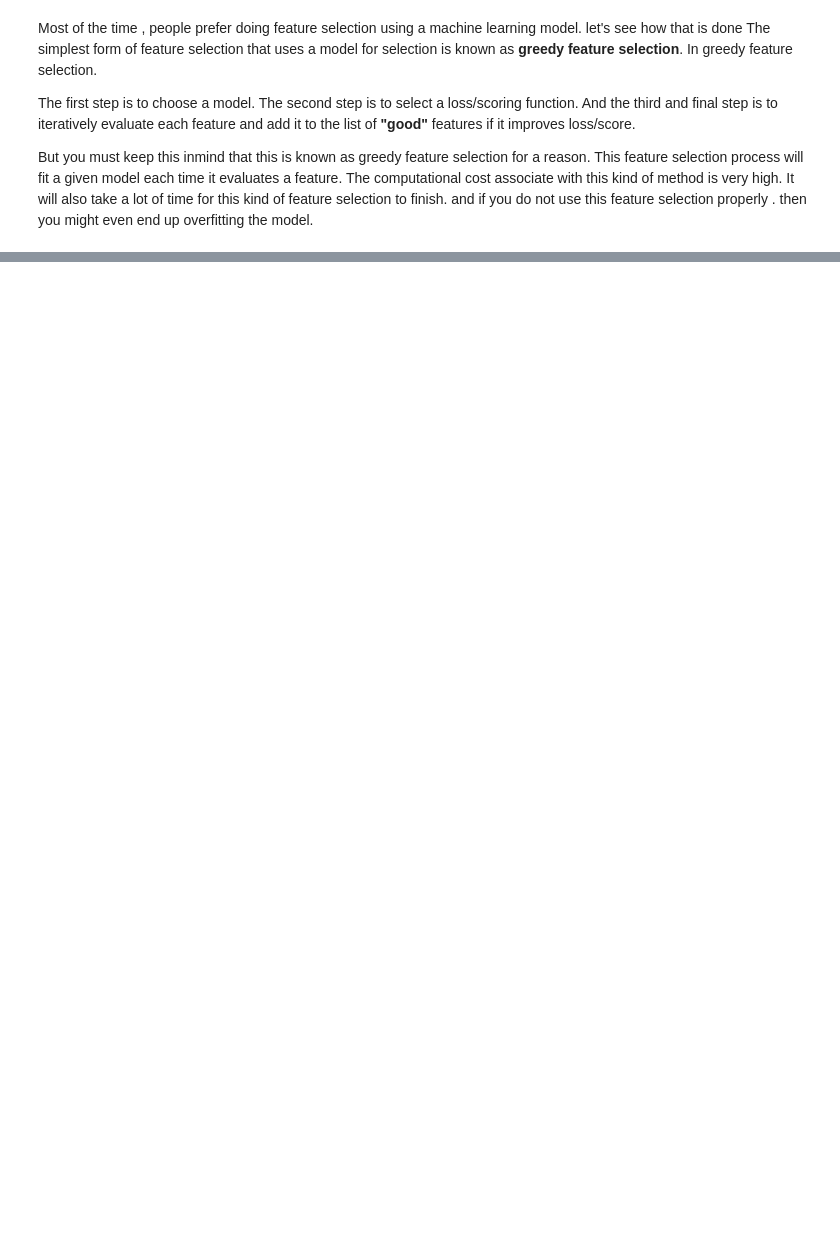
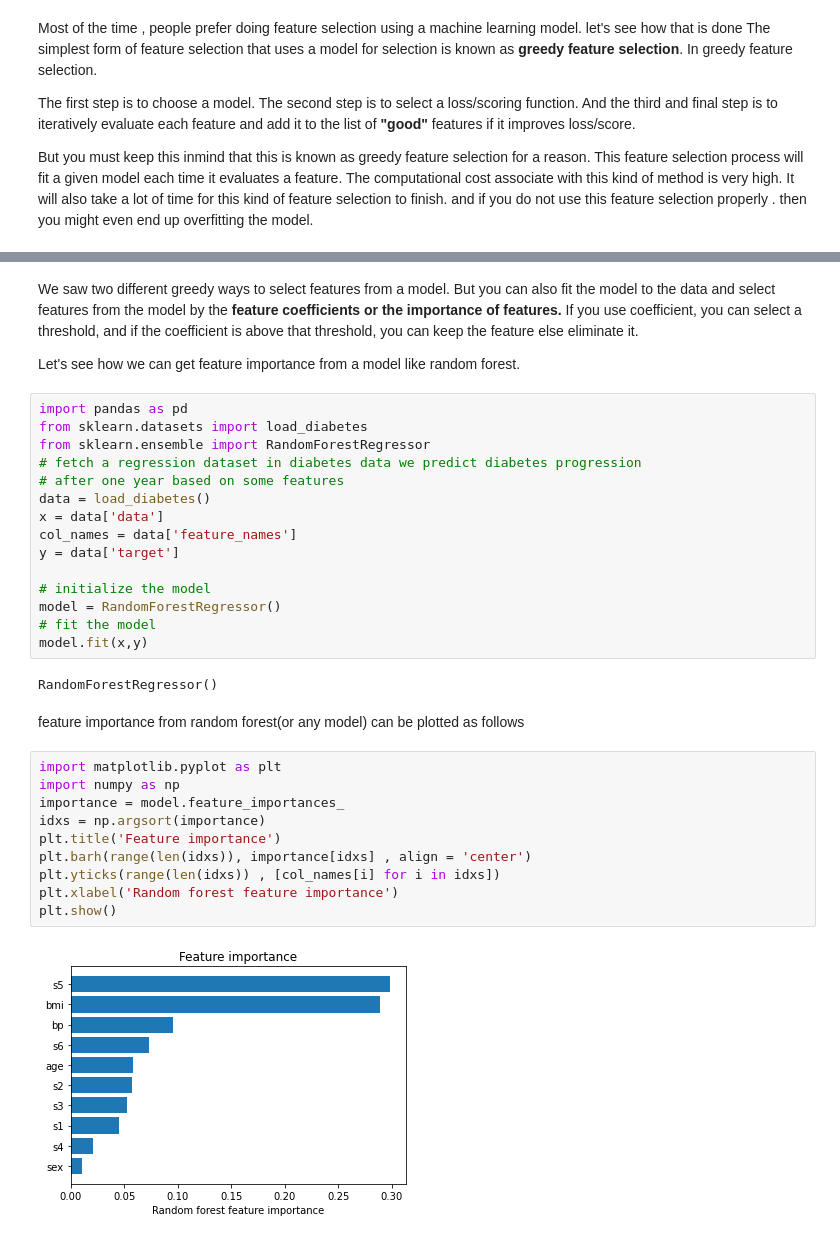
Before and after one commit to iwasbugged/feature_engineering, a Jupyter notebook: feature_selection.ipynb, the cells around one changed output, grey strips where cells are left out. Saved outputs shown, nothing was run; the diff lists cells and outputs as text; blank space fills up the shorter version.

Commit message:
feature selection

```diff
--- a/feature_selection.ipynb
+++ b/feature_selection.ipynb
@@ -87,0 +181,35 @@ But you must keep this inmind that this is known as greedy feature selection for
+# %% [markdown]
+We saw two different greedy ways to select features from a model. But you can also fit the model to the data and select features from the model by the **feature coefficients or the importance of features.** If you use coefficient, you can select a threshold, and if the coefficient is above that threshold, you can keep the feature else eliminate it.
+
+Let's see how we can get feature importance from a model like random forest.
+# %%
+import pandas as pd
+from sklearn.datasets import load_diabetes
+from sklearn.ensemble import RandomForestRegressor
+# fetch a regression dataset in diabetes data we predict diabetes progression
+# after one year based on some features
+data = load_diabetes()
+x = data['data']
+col_names = data['feature_names']
+y = data['target']
+
+# initialize the model
+model = RandomForestRegressor()
+# fit the model
+model.fit(x,y)
+# %% [output]
+RandomForestRegressor()
+# %% [markdown]
+feature importance from random forest(or any model) can be plotted as follows
+# %%
+import matplotlib.pyplot as plt
+import numpy as np
+importance = model.feature_importances_
+idxs = np.argsort(importance)
+plt.title('Feature importance')
+plt.barh(range(len(idxs)), importance[idxs] , align = 'center')
+plt.yticks(range(len(idxs)) , [col_names[i] for i in idxs])
+plt.xlabel('Random forest feature importance')
+plt.show()
+# %% [output]
+[figure, added]
```
Also changed, not shown: parts of 9 cells of this notebook.
